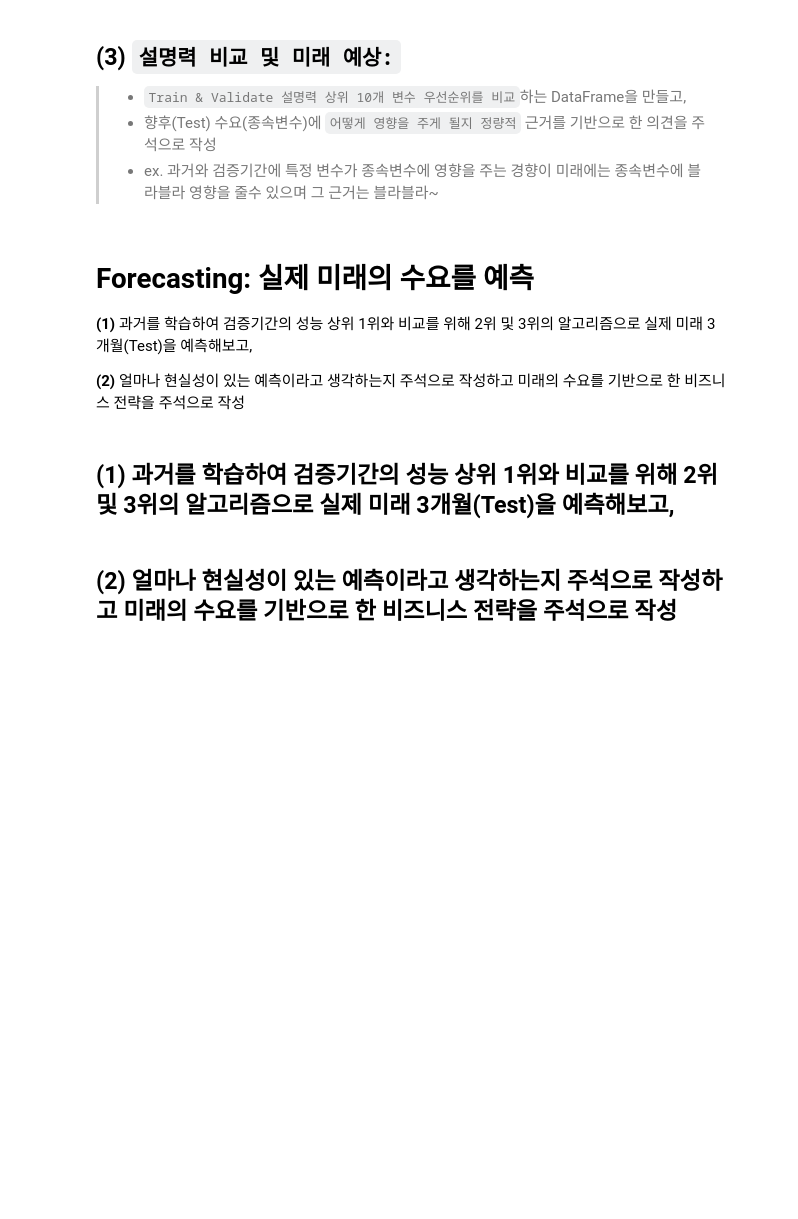
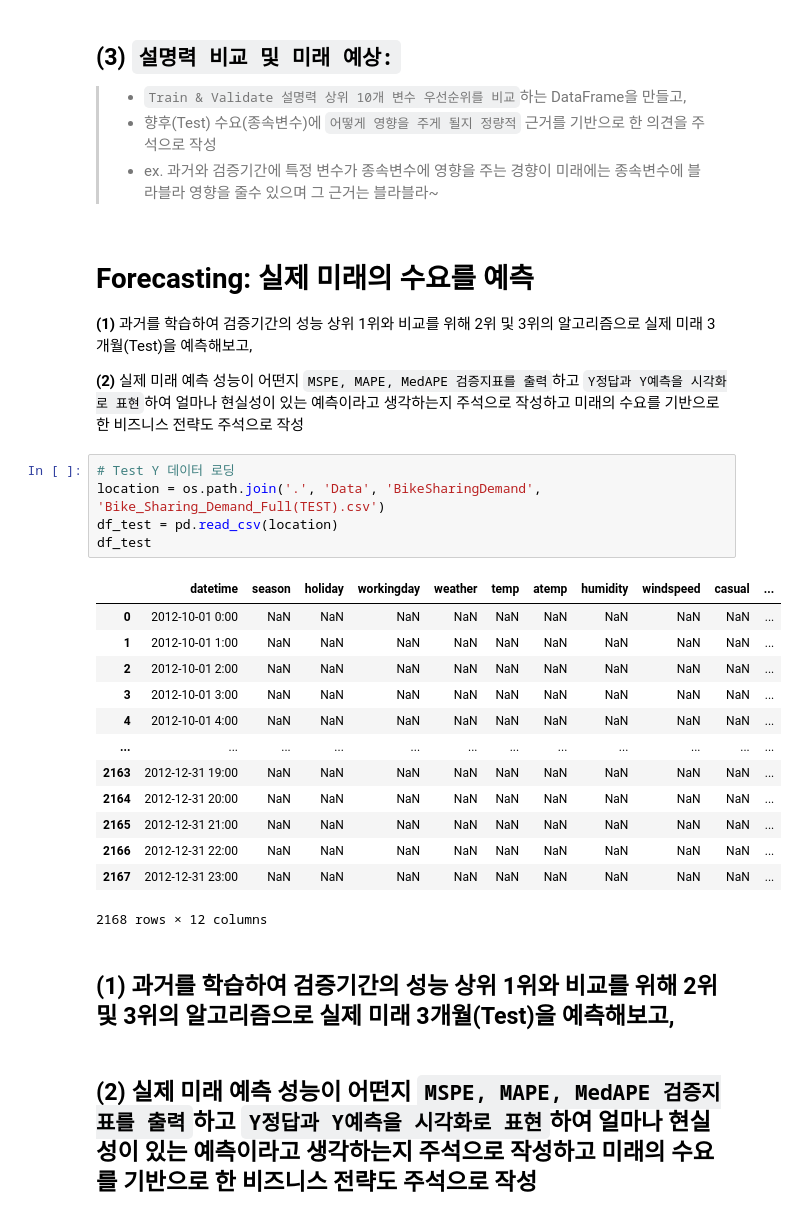
Before and after one commit to thekimk/All-About-Time-Series-Analysis, a Jupyter notebook: Practice3-9_DataAnalysis_TimeSeries_KK(PracticeQ).ipynb, the cells around one changed output. Saved outputs shown, nothing was run; the diff lists cells and outputs as text; blank space fills up the shorter version.

```diff
--- a/Practice3-9_DataAnalysis_TimeSeries_KK(PracticeQ).ipynb
+++ b/Practice3-9_DataAnalysis_TimeSeries_KK(PracticeQ).ipynb
@@ -387,11 +388,30 @@ df
 
 **(1)** 과거를 학습하여 검증기간의 성능 상위 1위와 비교를 위해 2위 및 3위의 알고리즘으로 실제 미래 3개월(Test)을 예측해보고,
 
-**(2)** 얼마나 현실성이 있는 예측이라고 생각하는지 주석으로 작성하고 미래의 수요를 기반으로 한 비즈니스 전략을 주석으로 작성
+**(2)** 실제 미래 예측 성능이 어떤지 `MSPE, MAPE, MedAPE 검증지표를 출력`하고 `Y정답과 Y예측을 시각화로 표현`하여 얼마나 현실성이 있는 예측이라고 생각하는지 주석으로 작성하고 미래의 수요를 기반으로 한 비즈니스 전략도 주석으로 작성
+# %%
+# Test Y 데이터 로딩
+location = os.path.join('.', 'Data', 'BikeSharingDemand', 'Bike_Sharing_Demand_Full(TEST).csv')
+df_test = pd.read_csv(location)
+df_test
+# %% [output]
+|  | datetime | season | holiday | workingday | weather | temp | atemp | humidity | windspeed | casual | ... |
+| 0 | 2012-10-01 0:00 | NaN | NaN | NaN | NaN | NaN | NaN | NaN | NaN | NaN | ... |
+| 1 | 2012-10-01 1:00 | NaN | NaN | NaN | NaN | NaN | NaN | NaN | NaN | NaN | ... |
+| 2 | 2012-10-01 2:00 | NaN | NaN | NaN | NaN | NaN | NaN | NaN | NaN | NaN | ... |
+| 3 | 2012-10-01 3:00 | NaN | NaN | NaN | NaN | NaN | NaN | NaN | NaN | NaN | ... |
+| 4 | 2012-10-01 4:00 | NaN | NaN | NaN | NaN | NaN | NaN | NaN | NaN | NaN | ... |
+| ... | ... | ... | ... | ... | ... | ... | ... | ... | ... | ... | ... |
+| 2163 | 2012-12-31 19:00 | NaN | NaN | NaN | NaN | NaN | NaN | NaN | NaN | NaN | ... |
+| 2164 | 2012-12-31 20:00 | NaN | NaN | NaN | NaN | NaN | NaN | NaN | NaN | NaN | ... |
+| 2165 | 2012-12-31 21:00 | NaN | NaN | NaN | NaN | NaN | NaN | NaN | NaN | NaN | ... |
+| 2166 | 2012-12-31 22:00 | NaN | NaN | NaN | NaN | NaN | NaN | NaN | NaN | NaN | ... |
+| 2167 | 2012-12-31 23:00 | NaN | NaN | NaN | NaN | NaN | NaN | NaN | NaN | NaN | ... |
+2168 rows × 12 columns
 # %% [markdown]
 ## **(1)** 과거를 학습하여 검증기간의 성능 상위 1위와 비교를 위해 2위 및 3위의 알고리즘으로 실제 미래 3개월(Test)을 예측해보고,
 # %% [markdown]
-## **(2)** 얼마나 현실성이 있는 예측이라고 생각하는지 주석으로 작성하고 미래의 수요를 기반으로 한 비즈니스 전략을 주석으로 작성
+## **(2)** 실제 미래 예측 성능이 어떤지 `MSPE, MAPE, MedAPE 검증지표를 출력`하고 `Y정답과 Y예측을 시각화로 표현`하여 얼마나 현실성이 있는 예측이라고 생각하는지 주석으로 작성하고 미래의 수요를 기반으로 한 비즈니스 전략도 주석으로 작성
 # %%
 ### 시작 및 본인정보 반영
 # 반드시 이 cell을 실행하시오
```
Also changed, not shown: parts of 3 cells of this notebook, 4 other files.
